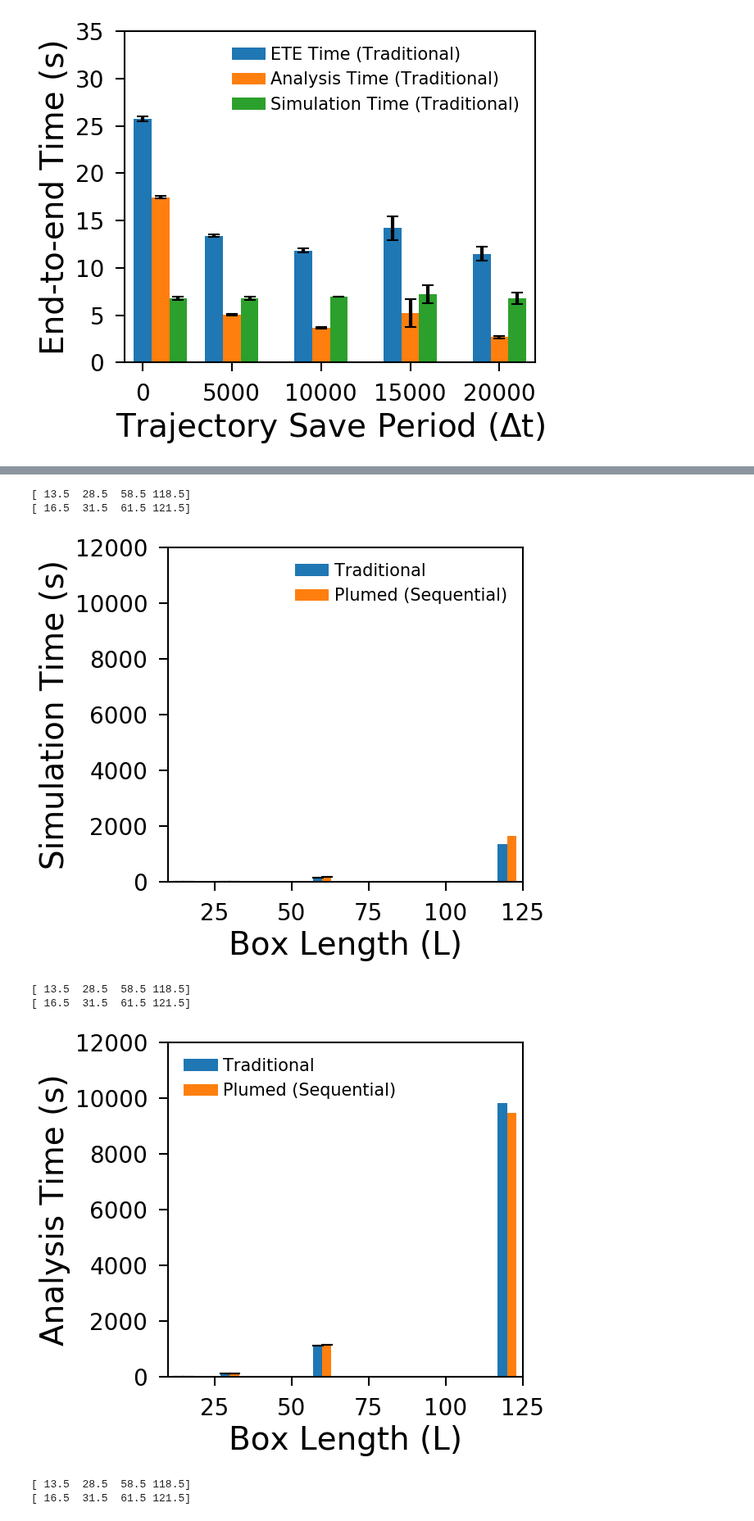
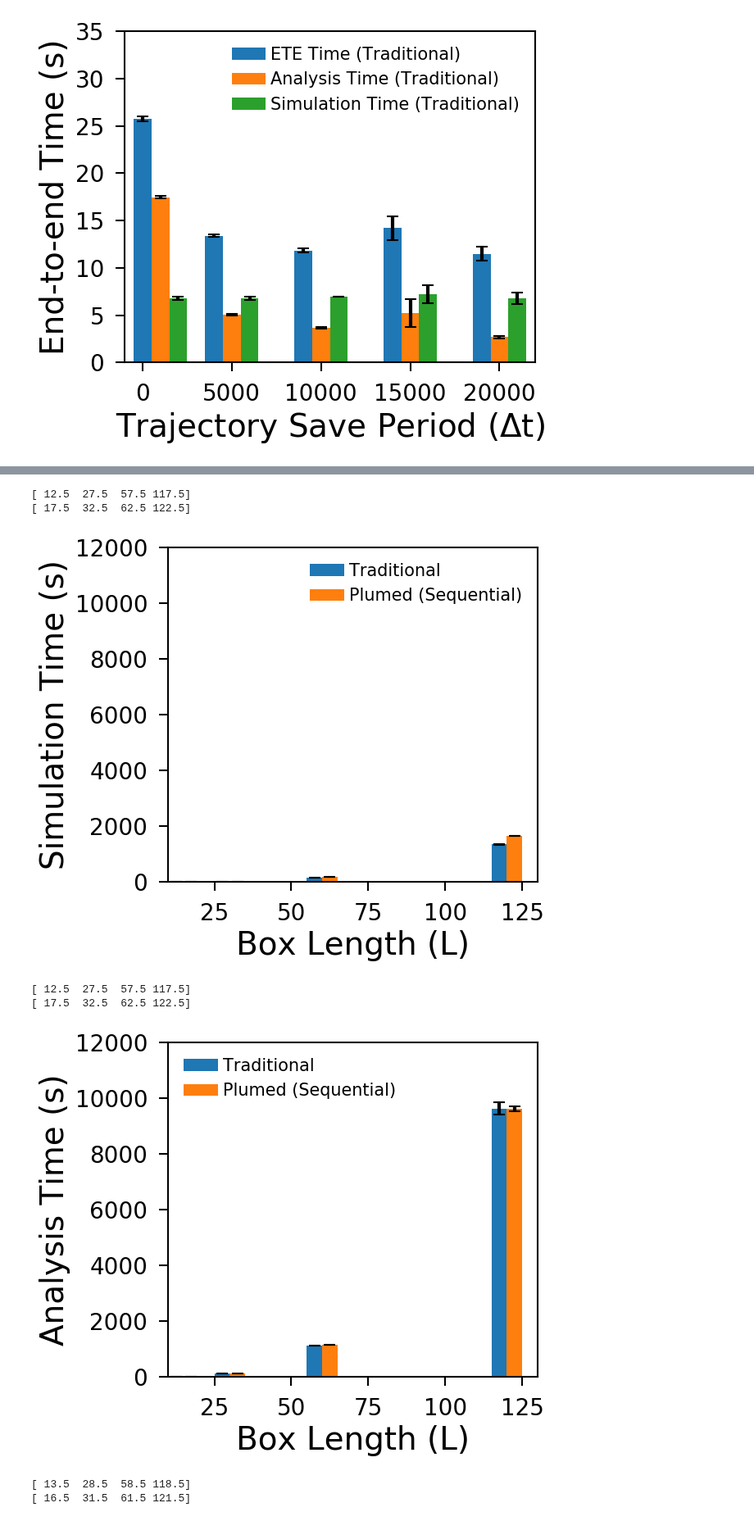
Before and after one commit to Analytics4MD/A4MD, a Jupyter notebook: examples/plot_varying_L.ipynb, the cells around one changed output, grey strips where cells are left out. Shown at 82% size. Drawn from its saved outputs; the diff is of its cells as text; code cells hidden in the pictures.

```diff
--- a/examples/plot_varying_L.ipynb
+++ b/examples/plot_varying_L.ipynb
@@ -270,7 +270,7 @@ for index, (path,legend) in enumerate(paths.items()):
         sim_time_dict[L].append(sim_time)
 
     #print(total_times)
-    bar_width=3
+    bar_width=5
     mean_tts = [np.mean(total_time_vals) for dump_interval, total_time_vals in total_times.items()]
     std_tts = [stats.sem(total_time_vals) for dump_interval, total_time_vals in total_times.items()]
     dump_intervals = total_times.keys()
@@ -291,7 +291,7 @@ plt.xlabel("Box Length (L)")
 plt.ylabel("End-to-end Time (s)")
 plt.legend(fontsize=15)
 plt.ylim(0,12000)
-plt.xlim(10,125)
+plt.xlim(10,130)
 plt.savefig('ete_time_bar.png', transparent=True)
 plt.show()
 # %% [output]
@@ -319,7 +319,7 @@ for index, (path,legend) in enumerate(paths.items()):
         sim_time_dict[L].append(sim_time)
 
     #print(total_times)
-    bar_width=3
+    bar_width=5
     mean_tts = [np.mean(total_time_vals) for dump_interval,  total_time_vals in sim_time_dict.items()]
     std_tts = [stats.sem(total_time_vals) for dump_interval, total_time_vals in sim_time_dict.items()]
     dump_intervals = total_times.keys()
@@ -340,13 +340,13 @@ plt.xlabel("Box Length (L)")
 plt.ylabel("Simulation Time (s)")
 plt.legend(fontsize=15)
 plt.ylim(0,12000)
-plt.xlim(10,125)
+plt.xlim(10,130)
 plt.savefig('s_time_bar.png', transparent=True)
 plt.show()
 # %% [output]
-[ 13.5  28.5  58.5 118.5]
-[ 16.5  31.5  61.5 121.5]
+[ 12.5  27.5  57.5 117.5]
+[ 17.5  32.5  62.5 122.5]
-[figure, old version]
+[figure, new version]
 # %%
 paths = {'sequential_vary_N':'Traditional','sequential_in_transit_vary_N':'Plumed (Sequential)'}
 for index, (path,legend) in enumerate(paths.items()):
@@ -365,38 +365,38 @@ for index, (path,legend) in enumerate(paths.items()):
 
         total_times[L].append(total_time)
         a_time_dict[L].append(analysis_time)
         sim_time_dict[L].append(sim_time)
 
     #print(total_times)
-    bar_width=3
+    bar_width=5
     mean_tts = [np.mean(total_time_vals) for dump_interval,  total_time_vals in a_time_dict.items()]
     std_tts = [stats.sem(total_time_vals) for dump_interval, total_time_vals in a_time_dict.items()]
     dump_intervals = total_times.keys()
     x_vals = (np.array(list(dump_intervals)))
     if index==0:
         x_vals = x_vals-(bar_width/2)
     else:
         x_vals = x_vals+(bar_width/2)
     print(x_vals)
     plt.bar(x_vals,
             mean_tts,
             yerr=std_tts,
             align='center', alpha=1.0, ecolor='black', capsize=5, width=bar_width,
             label=legend)
 
 
 plt.xlabel("Box Length (L)")
 plt.ylabel("Analysis Time (s)")
 plt.legend(fontsize=15)
 plt.ylim(0,12000)
-plt.xlim(10,125)
+plt.xlim(10,130)
 #plt.yscale('log')
 plt.savefig('a_time_bar.png', transparent=True)
 plt.show()
 # %% [output]
-[ 13.5  28.5  58.5 118.5]
-[ 16.5  31.5  61.5 121.5]
+[ 12.5  27.5  57.5 117.5]
+[ 17.5  32.5  62.5 122.5]
-[figure, old version]
+[figure, new version]
 # %%
 paths = {'sequential_vary_N':'Traditional','sequential_in_transit_vary_N':'Plumed (Sequential)'}
 for index, (path,legend) in enumerate(paths.items()):
```
Also changed, not shown: parts of 4 cells of this notebook, 1 other file.
